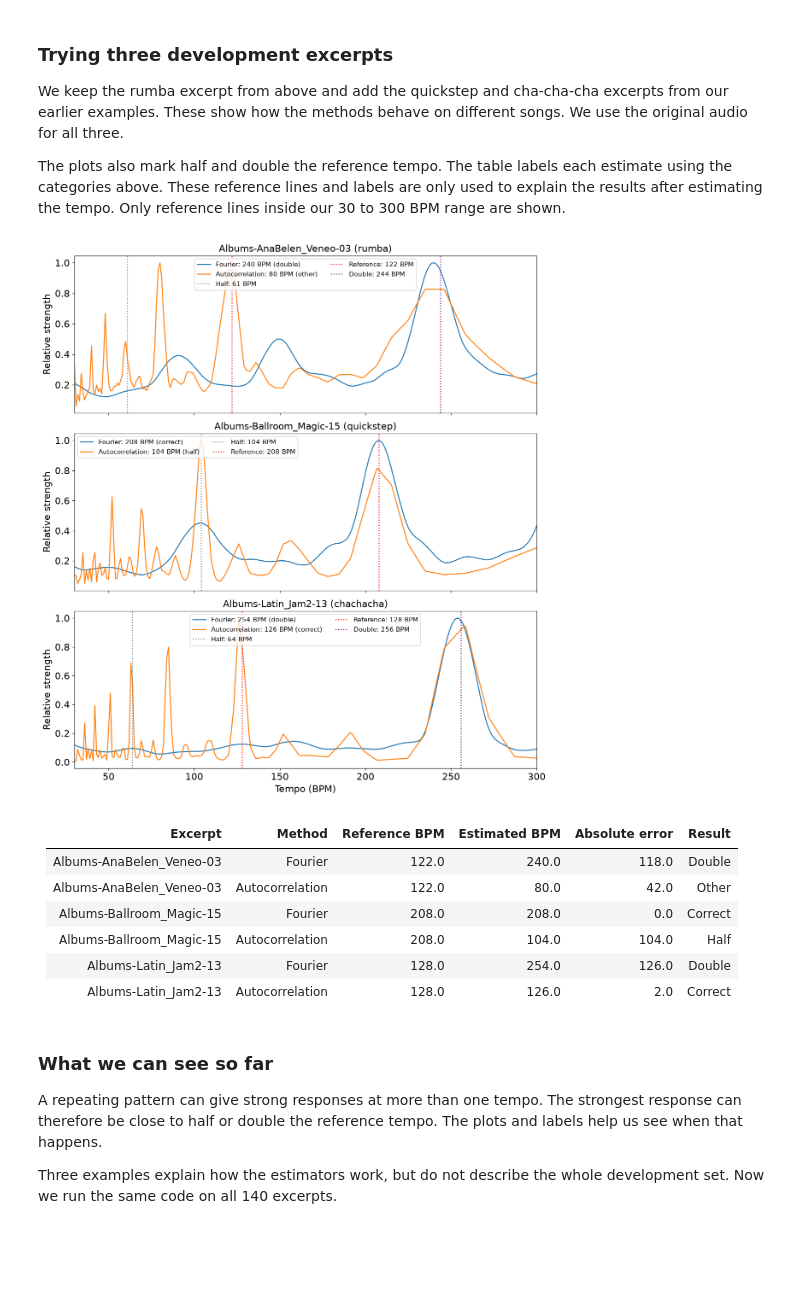
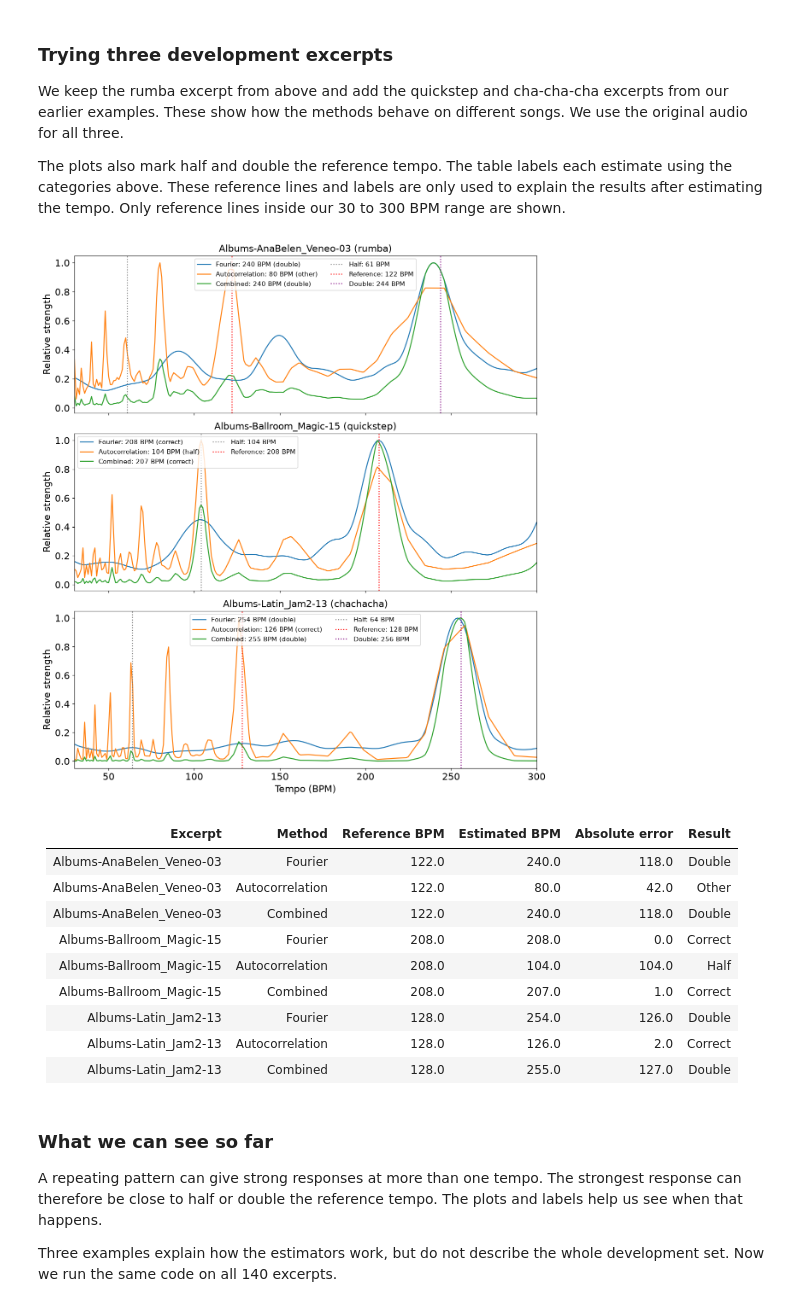
Before and after one commit to cfkjellman/DT2470-G6-Project, a Jupyter notebook: tempo_estimator.ipynb, the cells around one changed output. Cells and saved outputs as stored; diff of their text form; code cells hidden in the pictures; blank space fills up the shorter version.

```diff
--- a/tempo_estimator.ipynb
+++ b/tempo_estimator.ipynb
@@ -438,0 +462,7 @@ Autocorrelation estimate: 80.0 BPM, absolute error: 42.0 BPM
+# %%
+combined_bpm, combined_strength = combined_tempo_estimation(
+    fourier_strength, autocorr_strength, bpms
+)
+combined_error = abs(combined_bpm - reference_bpm)
+
+print(f"Combined estimate: {combined_bpm:.1f} BPM, absolute error: {combined_error:.1f} BPM")
@@ -518,7 +555,18 @@ def compare_estimators(data: np.ndarray, sample_rate: int):
         data, sample_rate, parameters, "autocorr"
     )
 
-    return fourier_bpm, autocorr_bpm, fourier_strength, autocorr_strength
+    combined_bpm, combined_strength = combined_tempo_estimation(
+        fourier_strength, autocorr_strength, bpms
+    )
+
+    return [
+        ("Fourier", fourier_bpm, fourier_strength),
+        ("Autocorrelation", autocorr_bpm, autocorr_strength),
+        ("Combined", combined_bpm, combined_strength),
+    ]
+
+
+methods = ["Fourier", "Autocorrelation", "Combined"]
 # %%
 example_ids = [
     "Albums-AnaBelen_Veneo-03",
@@ -533,14 +581,9 @@ fig, axes = plt.subplots(3, 1, figsize=(11, 12), sharex=True)
 
 for example, ax in zip(examples, axes):
     example_data, example_sample_rate = sf.read(example.original_path)
-    example_fourier_bpm, example_autocorr_bpm, example_fourier_strength, example_autocorr_strength = compare_estimators(
+    for method, estimated_bpm, strength in compare_estimators(
         example_data, example_sample_rate
-    )
-
-    for method, estimated_bpm, strength in [
-        ("Fourier", example_fourier_bpm, example_fourier_strength),
-        ("Autocorrelation", example_autocorr_bpm, example_autocorr_strength),
-    ]:
+    ):
         category = tempo_category(estimated_bpm, example.reference_bpm)
         comparison_results.append({
             "track_id": example.track_id,
@@ -555,42 +598,45 @@ for example, ax in zip(examples, axes):
 
     for factor, label, color in [
         (0.5, "Half", "gray"),
         (1, "Reference", "red"),
         (2, "Double", "purple"),
     ]:
         reference_line = factor * example.reference_bpm
         if bpms[0] <= reference_line <= bpms[-1]:
             ax.axvline(reference_line, color=color, linestyle=":",
                        label=f"{label}: {reference_line:g} BPM")
 
     ax.set_xlim(bpms[0], bpms[-1])
     ax.set_ylabel("Relative strength")
     ax.set_title(f"{example.track_id} ({example.dance_style})")
     ax.legend(fontsize=10, ncol=2)
 
 axes[-1].set_xlabel("Tempo (BPM)")
 plt.tight_layout()
 plt.show()
 
 comparison_table = "| Excerpt | Method | Reference BPM | Estimated BPM | Absolute error | Result |\n"
 comparison_table += "| --- | --- | ---: | ---: | ---: | --- |\n"
 for result in comparison_results:
     comparison_table += (
         f"| {result['track_id']} | {result['method']} | {result['reference_bpm']:.1f} "
         f"| {result['estimated_bpm']:.1f} | {result['absolute_error']:.1f} "
         f"| {result['category']} |\n"
     )
 display(Markdown(comparison_table))
 # %% [output]
-[figure, old version]
+[figure, new version]
 | Excerpt | Method | Reference BPM | Estimated BPM | Absolute error | Result |
 | --- | --- | ---: | ---: | ---: | --- |
 | Albums-AnaBelen_Veneo-03 | Fourier | 122.0 | 240.0 | 118.0 | Double |
 | Albums-AnaBelen_Veneo-03 | Autocorrelation | 122.0 | 80.0 | 42.0 | Other |
+| Albums-AnaBelen_Veneo-03 | Combined | 122.0 | 240.0 | 118.0 | Double |
 | Albums-Ballroom_Magic-15 | Fourier | 208.0 | 208.0 | 0.0 | Correct |
 | Albums-Ballroom_Magic-15 | Autocorrelation | 208.0 | 104.0 | 104.0 | Half |
+| Albums-Ballroom_Magic-15 | Combined | 208.0 | 207.0 | 1.0 | Correct |
 | Albums-Latin_Jam2-13 | Fourier | 128.0 | 254.0 | 126.0 | Double |
 | Albums-Latin_Jam2-13 | Autocorrelation | 128.0 | 126.0 | 2.0 | Correct |
+| Albums-Latin_Jam2-13 | Combined | 128.0 | 255.0 | 127.0 | Double |
 # %% [markdown]
 ### **What we can see so far**
 
```
Also changed, not shown: parts of 12 cells of this notebook, 3 other files.
